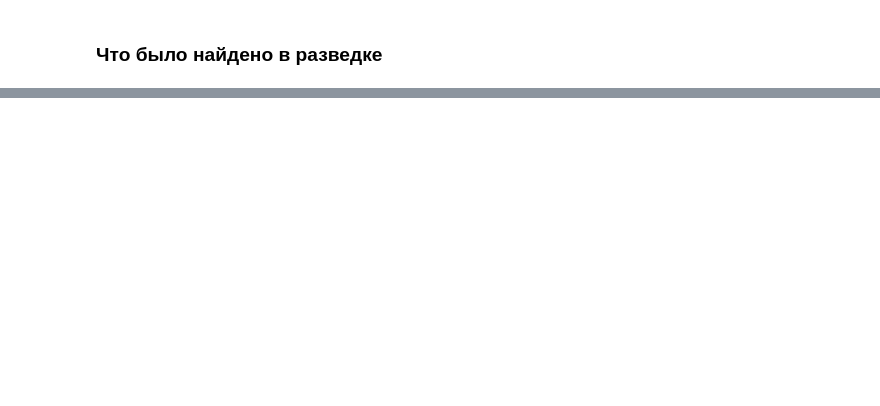
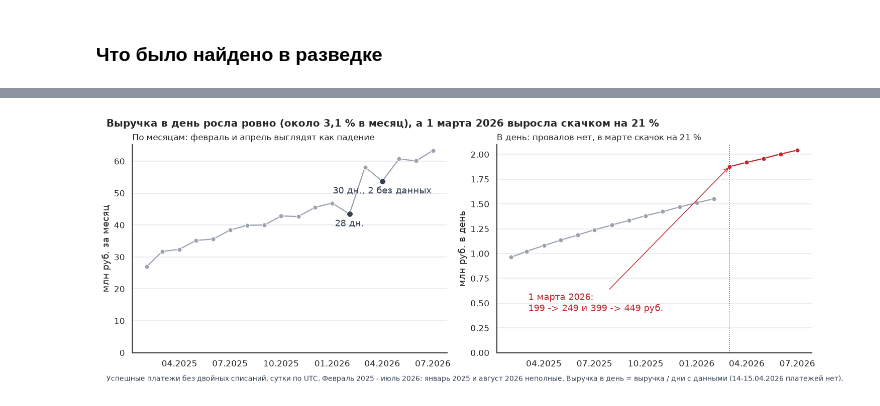
Before and after one commit to kremchizz/prime-monitor, a Jupyter notebook: notebooks/project1.ipynb, the cells around one changed output, grey strips where cells are left out. Drawn from its saved outputs; the diff is of its cells as text; code cells hidden in the pictures; blank space fills up the shorter version.

Commit message:
Добавить проверки данных, декомпозицию, гипотезы и вывод (разделы 3-8)

```diff
--- a/notebooks/project1.ipynb
+++ b/notebooks/project1.ipynb
@@ -262,0 +634,10 @@ by_partner.pivot(index="month", columns="partner_name", values="revenue").tail(8
+# %%
+# Сколько дней с данными в каждом месяце (выручку в день дальше делю на дни, а не на календарь)
+days_with_data = q("""
+    select to_char(d, 'YYYY-MM') as month, count(*) as days_with_data
+    from (select distinct cast(paid_at as date) as d from prime.payments) x
+    group by 1
+    order by 1
+""").set_index("month")["days_with_data"]
+days_with_data.tail(8)
+# иначе месяц с дырой выглядел бы как падение
@@ -262,0 +865,56 @@ by_partner.pivot(index="month", columns="partner_name", values="revenue").tail(8
+# %%
+# График 1. Выручка по месяцам и выручка в день
+# Левая панель: как выручку обычно показывают (по месяцам). Правая: она же в пересчете на день
+
+# Для seaborn одна строка = один месяц
+# period = до / после повышения: по нему seaborn красит линию (hue) в серый и акцентный цвет
+PALETTE = {"до": GRAY, "после": ACCENT}
+
+plot1 = tot[["revenue", "revenue_per_day", "days", "days_with_data"]].reset_index()
+plot1["date"] = pd.PeriodIndex(plot1["month"], freq="M").to_timestamp()
+plot1["period"] = ["после" if d >= pd.Timestamp("2026-03-01") else "до" for d in plot1["date"]]
+plot1["revenue_mln"] = plot1["revenue"] / 1e6
+plot1["per_day_mln"] = plot1["revenue_per_day"] / 1e6
+
+jump = tot.loc["2026-03", "revenue_per_day"] / tot.loc["2026-02", "revenue_per_day"] - 1
+growth_before = (tot.loc["2026-02", "revenue_per_day"] / tot.loc["2025-09", "revenue_per_day"]) ** (1 / 5) - 1
+
+fig, axes = plt.subplots(1, 2, figsize=(13, 4.6), layout="constrained")
+
+ax = axes[0]
+sns.lineplot(data=plot1, x="date", y="revenue_mln", color=GRAY, marker="o", ax=ax)
+short = plot1[plot1["month"].isin(["2026-02", "2026-04"])]      # месяцы, которые выглядят как провал
+sns.scatterplot(data=short, x="date", y="revenue_mln", color=DARK, s=60, ax=ax, zorder=3)
+for row in short.itertuples():
+    label = f"{row.days} дн." if row.days == row.days_with_data else f"{row.days} дн., {row.days - row.days_with_data} без данных"
+    ax.annotate(label, (row.date, row.revenue_mln), xytext=(0, -16),
+                textcoords="offset points", ha="center", color=DARK)
+ax.set(xlabel="", ylabel="млн руб. за месяц")
+ax.set_title("По месяцам: февраль и апрель выглядят как падение", loc="left", fontsize=11)
+# В феврале 28 дней, в апреле 30 и еще 2 дня без выгрузки: отсюда "провалы"
+ax.set_ylim(bottom=0)
+
+ax = axes[1]
+sns.lineplot(data=plot1, x="date", y="per_day_mln", hue="period", palette=PALETTE,
+             marker="o", legend=False, ax=ax)
+ax.axvline(pd.Timestamp("2026-03-01"), color=ACCENT, linestyle=":", linewidth=1)
+ax.annotate("1 марта 2026:\n199 -> 249 и 399 -> 449 руб.",
+            (pd.Timestamp("2026-03-01"), tot.loc["2026-03", "revenue_per_day"] / 1e6),
+            xytext=(0.10, 0.20), textcoords="axes fraction", color=ACCENT,
+            arrowprops={"arrowstyle": "->", "color": ACCENT})
+ax.set(xlabel="", ylabel="млн руб. в день")
+ax.set_title(f"В день: провалов нет, в марте скачок на {pct(jump, 0)}", loc="left", fontsize=11)
+ax.set_ylim(bottom=0)
+
+for ax in axes:
+    ax.xaxis.set_major_locator(mdates.MonthLocator(bymonth=[1, 4, 7, 10]))
+    ax.xaxis.set_major_formatter(mdates.DateFormatter("%m.%Y"))
+
+fig.suptitle(f"Выручка в день росла ровно (около {pct(growth_before)} в месяц), а 1 марта 2026 выросла скачком на {pct(jump, 0)}",
+             x=0.01, ha="left", fontsize=13, fontweight="bold")
+fig.text(0.01, -0.04, "Успешные платежи без двойных списаний, сутки по UTC. Февраль 2025 - июль 2026: январь 2025 и август 2026 неполные. "
+         "Выручка в день = выручка / дни с данными (14-15.04.2026 платежей нет).",
+         fontsize=9, color=DARK)
+plt.show()
+# %% [output]
+[figure, added]
```
Also changed, not shown: parts of 76 cells of this notebook.
